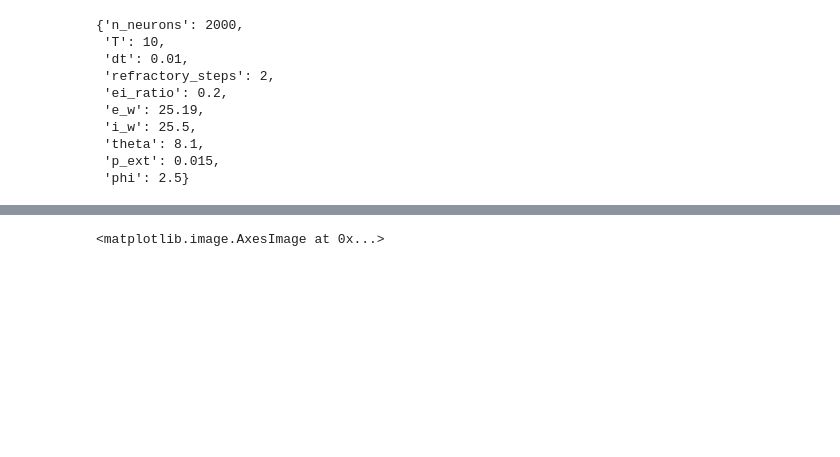
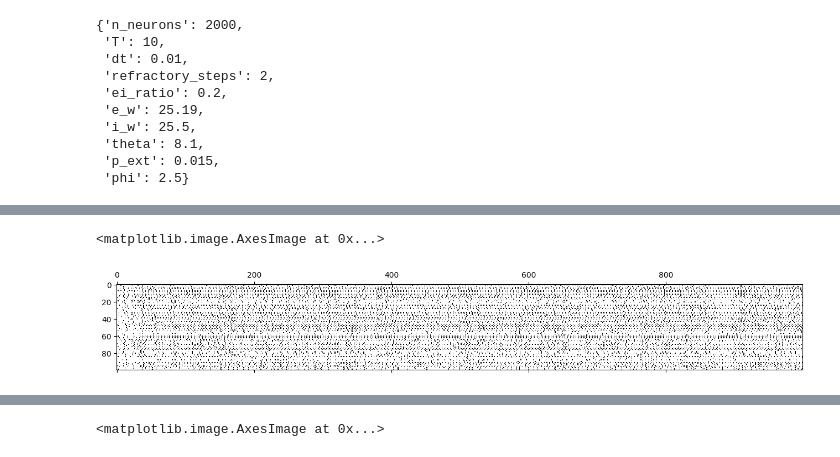
Before and after one commit to dmnburrows/multiscale_dev_dynamics, a Jupyter notebook: Untitled.ipynb, the cells around one changed output, grey strips where cells are left out. Drawn from its saved outputs; the diff is of its cells as text; code cells hidden in the pictures; blank space fills up the shorter version.

```diff
--- a/Untitled.ipynb
+++ b/Untitled.ipynb
@@ -51,0 +99,5 @@ start_dic
+# %%
+plt.matshow(spikes, aspect='auto', cmap = 'Greys')
+# %% [output]
+<matplotlib.image.AxesImage at 0x...>
+[figure, added]
```
Also changed, not shown: parts of 7 cells of this notebook, 1 other file.
